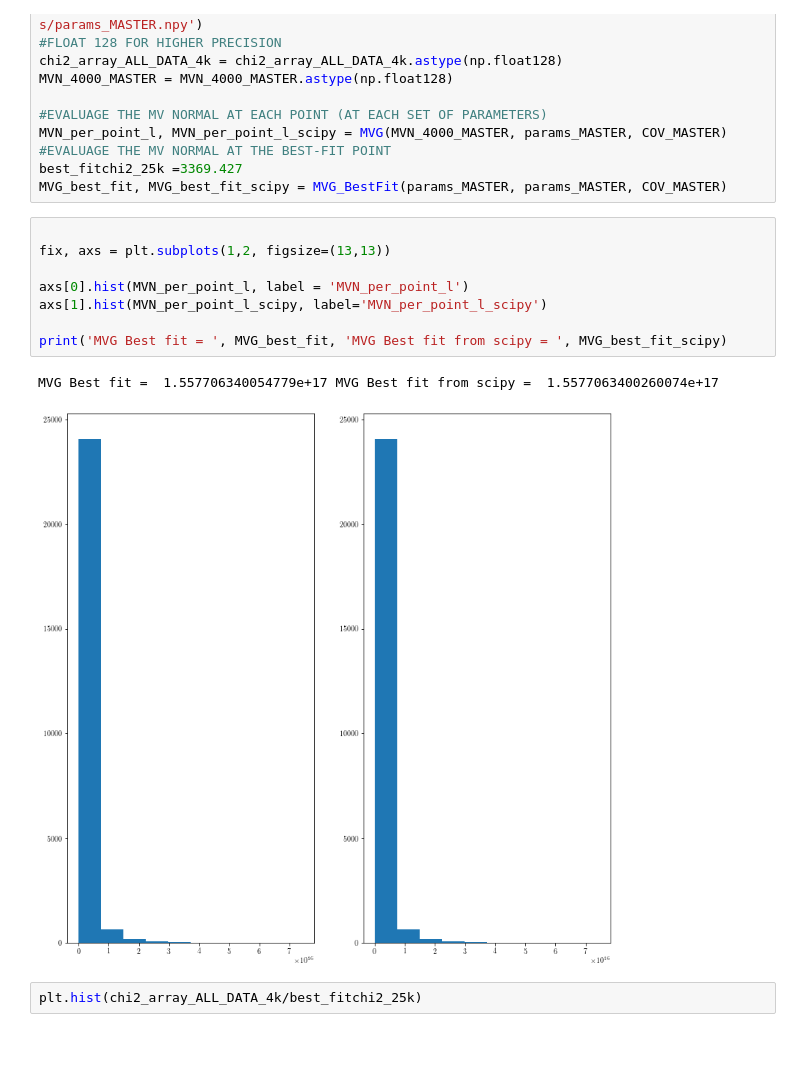
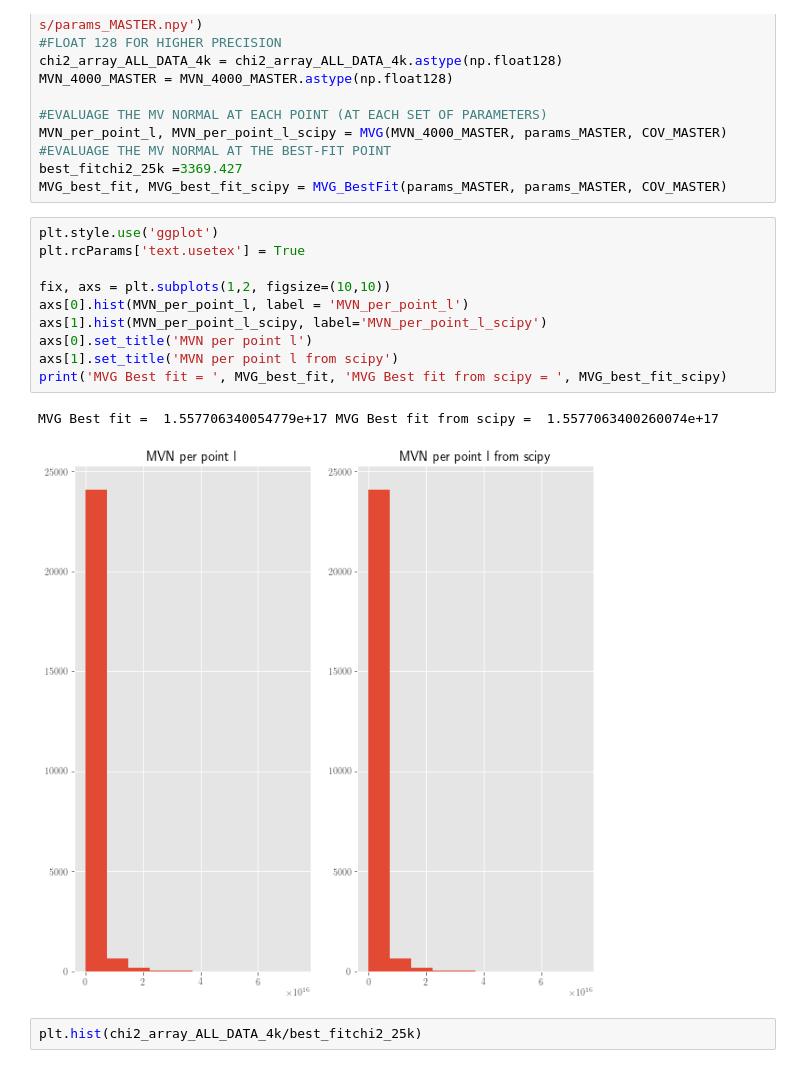
Before and after one commit to AliAlkadhim/PDF_Uncertainty, a Jupyter notebook: master_version/local/ALL_DATA_25k/Reweighting_2.ipynb, the cells around one changed output. Drawn from its saved outputs; the diff is of its cells as text.

```diff
--- a/master_version/local/ALL_DATA_25k/Reweighting_2.ipynb
+++ b/master_version/local/ALL_DATA_25k/Reweighting_2.ipynb
@@ -416,16 +416,18 @@ MVN_per_point_l, MVN_per_point_l_scipy = MVG(MVN_4000_MASTER, params_MASTER, COV
 best_fitchi2_25k =3369.427
 MVG_best_fit, MVG_best_fit_scipy = MVG_BestFit(params_MASTER, params_MASTER, COV_MASTER)
 # %%
+plt.style.use('ggplot')
+plt.rcParams['text.usetex'] = True
 
-fix, axs = plt.subplots(1,2, figsize=(13,13))
-
+fix, axs = plt.subplots(1,2, figsize=(10,10))
 axs[0].hist(MVN_per_point_l, label = 'MVN_per_point_l')
 axs[1].hist(MVN_per_point_l_scipy, label='MVN_per_point_l_scipy')
-
+axs[0].set_title('MVN per point l')
+axs[1].set_title('MVN per point l from scipy')
 print('MVG Best fit = ', MVG_best_fit, 'MVG Best fit from scipy = ', MVG_best_fit_scipy)
 # %% [output]
 MVG Best fit =  1.557706340054779e+17 MVG Best fit from scipy =  1.5577063400260074e+17
-[figure, old version]
+[figure, new version]
 # %%
 plt.hist(chi2_array_ALL_DATA_4k/best_fitchi2_25k)
 # %%
```
Also changed, not shown: parts of 14 cells of this notebook, 2 other files.
